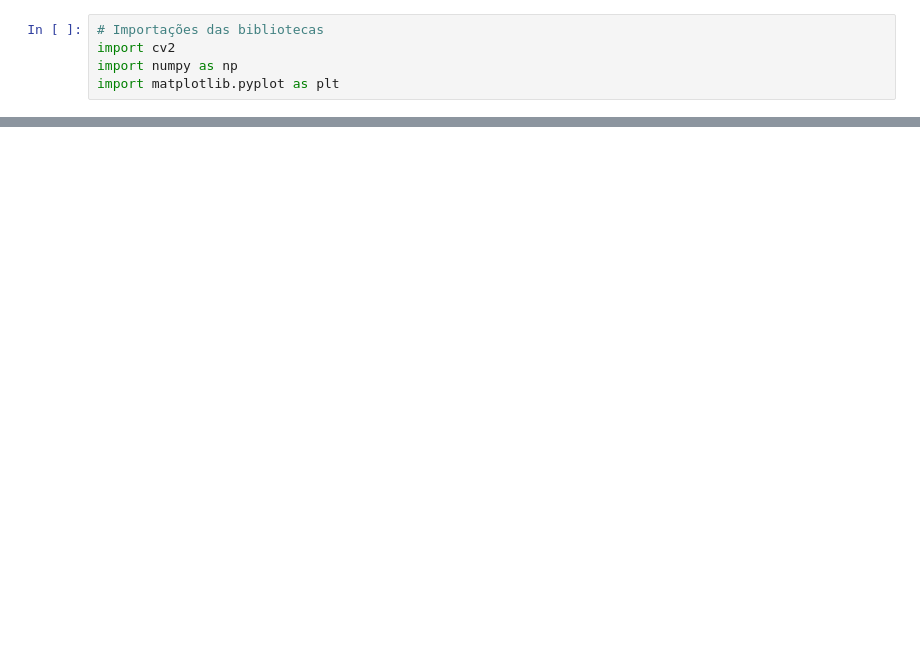
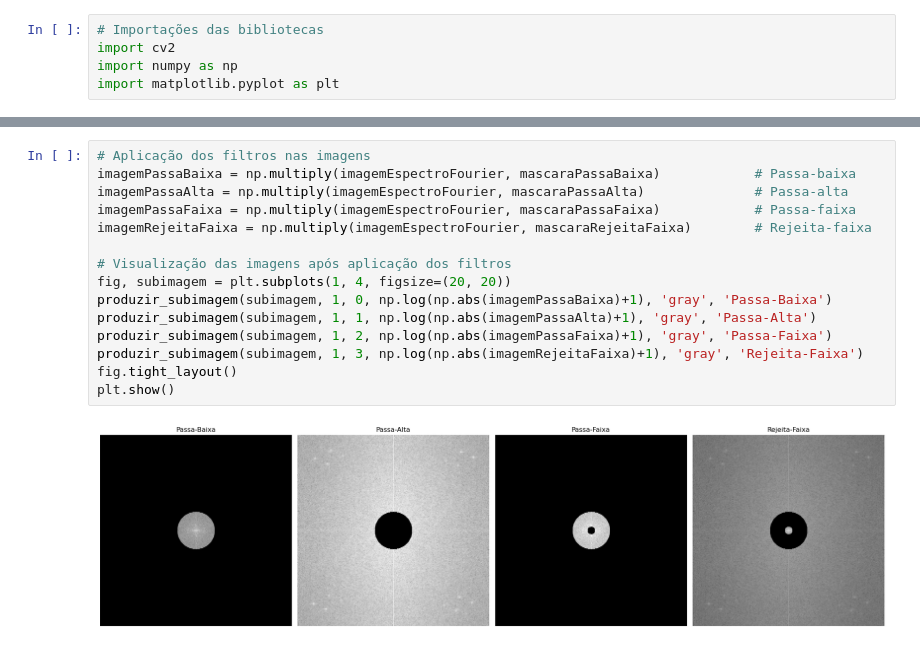
Before and after one commit to MarryAngel/Processamento-de-Imagem, a Jupyter notebook: [Trab02] FFT e Compressão/fft.ipynb, the cells around one changed output, grey strips where cells are left out. Cells and saved outputs as stored; diff of their text form; blank space fills up the shorter version.

```diff
--- a/[Trab02] FFT e Compressão/fft.ipynb
+++ b/[Trab02] FFT e Compressão/fft.ipynb
@@ -114,0 +115,17 @@ mostrar_imagem(img_rf, 'Imagem com Filtro Passa-Baixa', 'gray')
+# %%
+# Aplicação dos filtros nas imagens
+imagemPassaBaixa = np.multiply(imagemEspectroFourier, mascaraPassaBaixa)            # Passa-baixa
+imagemPassaAlta = np.multiply(imagemEspectroFourier, mascaraPassaAlta)              # Passa-alta
+imagemPassaFaixa = np.multiply(imagemEspectroFourier, mascaraPassaFaixa)            # Passa-faixa
+imagemRejeitaFaixa = np.multiply(imagemEspectroFourier, mascaraRejeitaFaixa)        # Rejeita-faixa
+
+# Visualização das imagens após aplicação dos filtros
+fig, subimagem = plt.subplots(1, 4, figsize=(20, 20))
+produzir_subimagem(subimagem, 1, 0, np.log(np.abs(imagemPassaBaixa)+1), 'gray', 'Passa-Baixa')
+produzir_subimagem(subimagem, 1, 1, np.log(np.abs(imagemPassaAlta)+1), 'gray', 'Passa-Alta')
+produzir_subimagem(subimagem, 1, 2, np.log(np.abs(imagemPassaFaixa)+1), 'gray', 'Passa-Faixa')
+produzir_subimagem(subimagem, 1, 3, np.log(np.abs(imagemRejeitaFaixa)+1), 'gray', 'Rejeita-Faixa')
+fig.tight_layout()
+plt.show()
+# %% [output]
+[figure, added]
```
Also changed, not shown: parts of 20 cells of this notebook.
